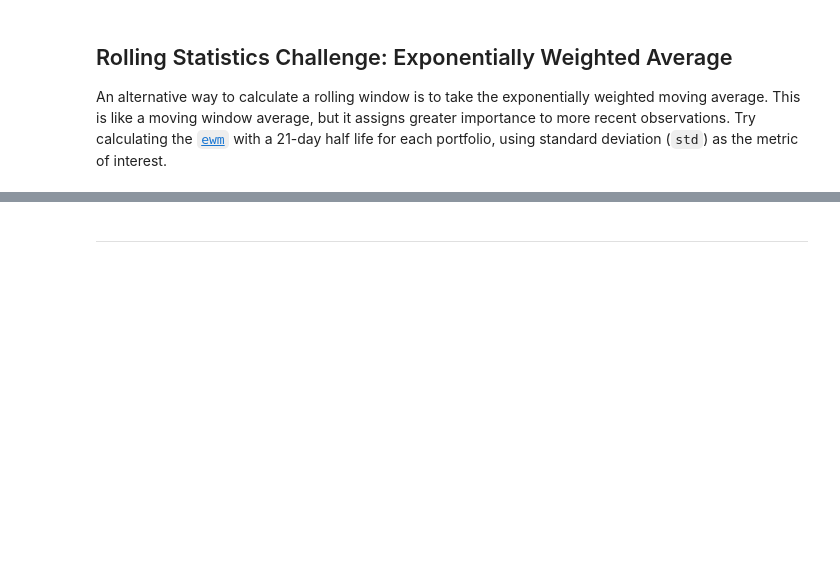
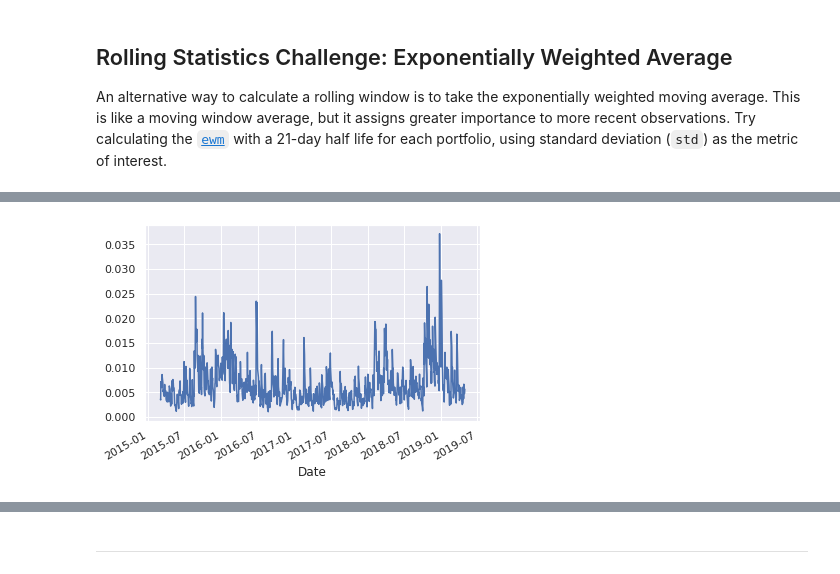
Before and after one commit to gadam/fintech_assessment_03, a Jupyter notebook: whale_analysis.ipynb, the cells around one changed output, grey strips where cells are left out. Cells and saved outputs as stored; diff of their text form; code cells hidden in the pictures; blank space fills up the shorter version.

Commit message:
Calculated exponentially weighted average

```diff
--- a/whale_analysis.ipynb
+++ b/whale_analysis.ipynb
@@ -551,0 +550,4 @@ An alternative way to calculate a rolling window is to take the exponentially we
+# %%
+# Use `ewm` to calculate the rolling window for the whale portfolio using standard deviation
+whale_ewm = whale_weighted_returns.ewm(halflife="21 days", times=pd.DatetimeIndex(whale_weighted_returns)).std()
+whale_ewm.head()
@@ -551,0 +562,4 @@ An alternative way to calculate a rolling window is to take the exponentially we
+# %%
+whale_ewm_chart = whale_ewm.plot()
+# %% [output]
+[figure, added]
```
Also changed, not shown: parts of 6 cells of this notebook.
